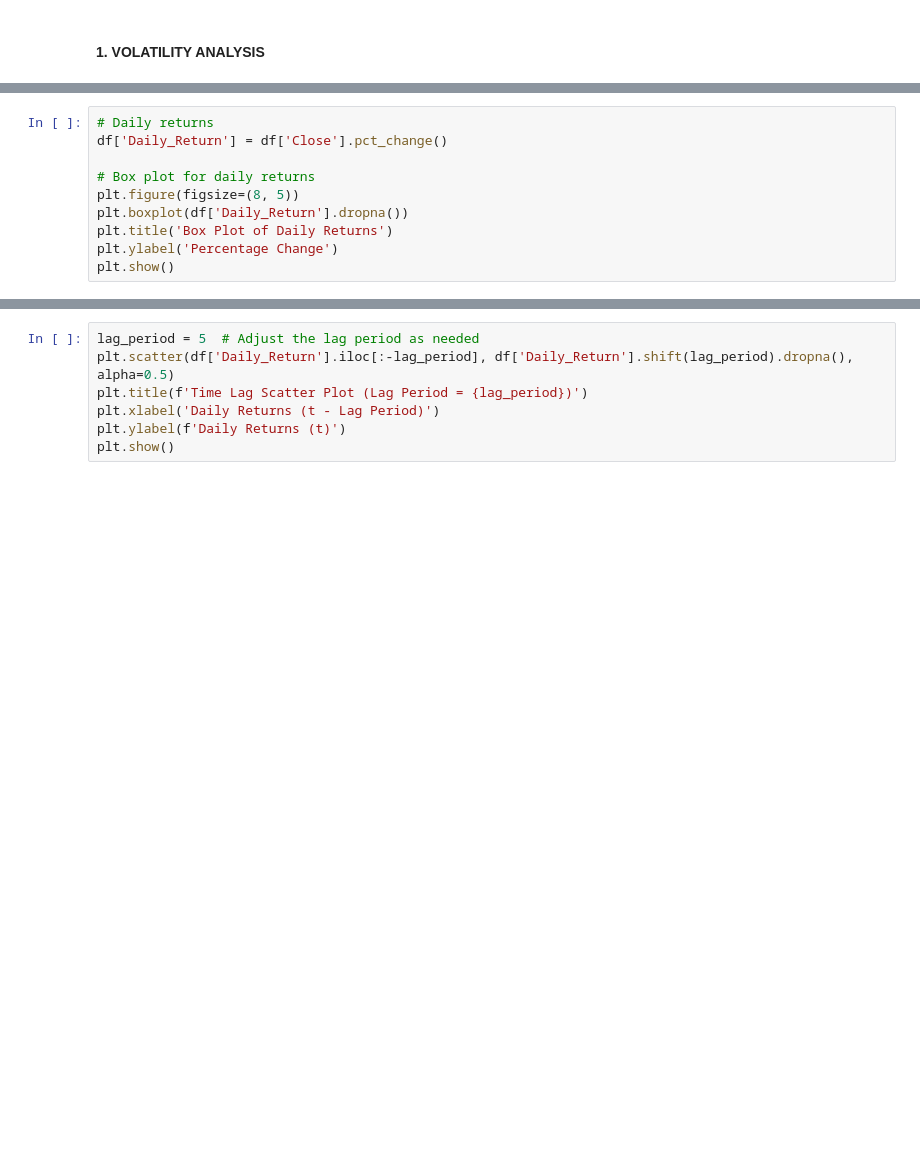
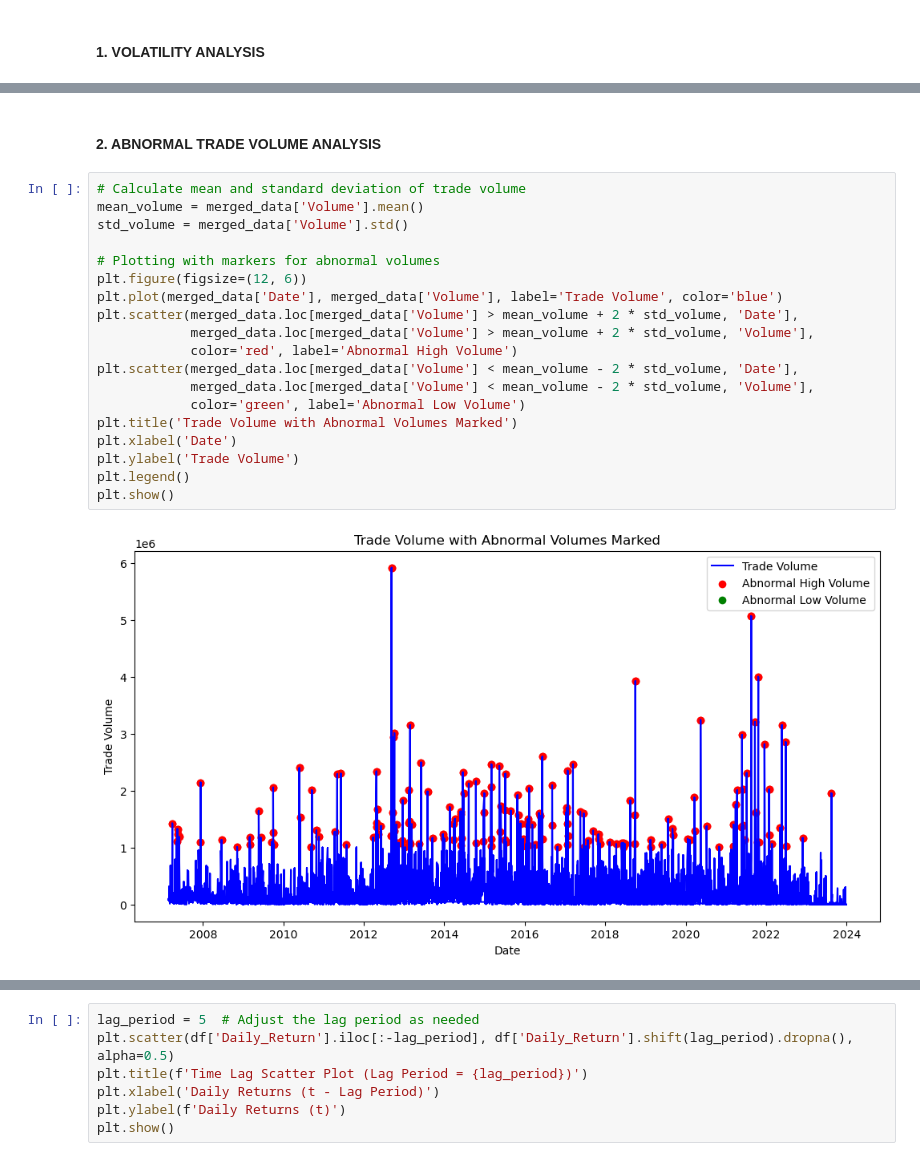
Before and after one commit to derak-isaack/dsc-capstone-project_finale, a Jupyter notebook: main.ipynb, the cells around one changed output, grey strips where cells are left out. Saved outputs shown, nothing was run; the diff lists cells and outputs as text; blank space fills up the shorter version.

Commit message:
Analysis

```diff
--- a/main.ipynb
+++ b/main.ipynb
@@ -323,10 +389,23 @@ plt.show()
-# %%
-# Daily returns
-df['Daily_Return'] = df['Close'].pct_change()
-
-# Box plot for daily returns
-plt.figure(figsize=(8, 5))
-plt.boxplot(df['Daily_Return'].dropna())
-plt.title('Box Plot of Daily Returns')
-plt.ylabel('Percentage Change')
-plt.show()
+# %% [markdown]
+#### 2. ABNORMAL TRADE VOLUME ANALYSIS
+# %%
+# Calculate mean and standard deviation of trade volume
+mean_volume = merged_data['Volume'].mean()
+std_volume = merged_data['Volume'].std()
+
+# Plotting with markers for abnormal volumes
+plt.figure(figsize=(12, 6))
+plt.plot(merged_data['Date'], merged_data['Volume'], label='Trade Volume', color='blue')
+plt.scatter(merged_data.loc[merged_data['Volume'] > mean_volume + 2 * std_volume, 'Date'],
+            merged_data.loc[merged_data['Volume'] > mean_volume + 2 * std_volume, 'Volume'],
+            color='red', label='Abnormal High Volume')
+plt.scatter(merged_data.loc[merged_data['Volume'] < mean_volume - 2 * std_volume, 'Date'],
+            merged_data.loc[merged_data['Volume'] < mean_volume - 2 * std_volume, 'Volume'],
+            color='green', label='Abnormal Low Volume')
+plt.title('Trade Volume with Abnormal Volumes Marked')
+plt.xlabel('Date')
+plt.ylabel('Trade Volume')
+plt.legend()
+plt.show()
+# %% [output]
+[figure, added]
```
Also changed, not shown: parts of 45 cells of this notebook.
